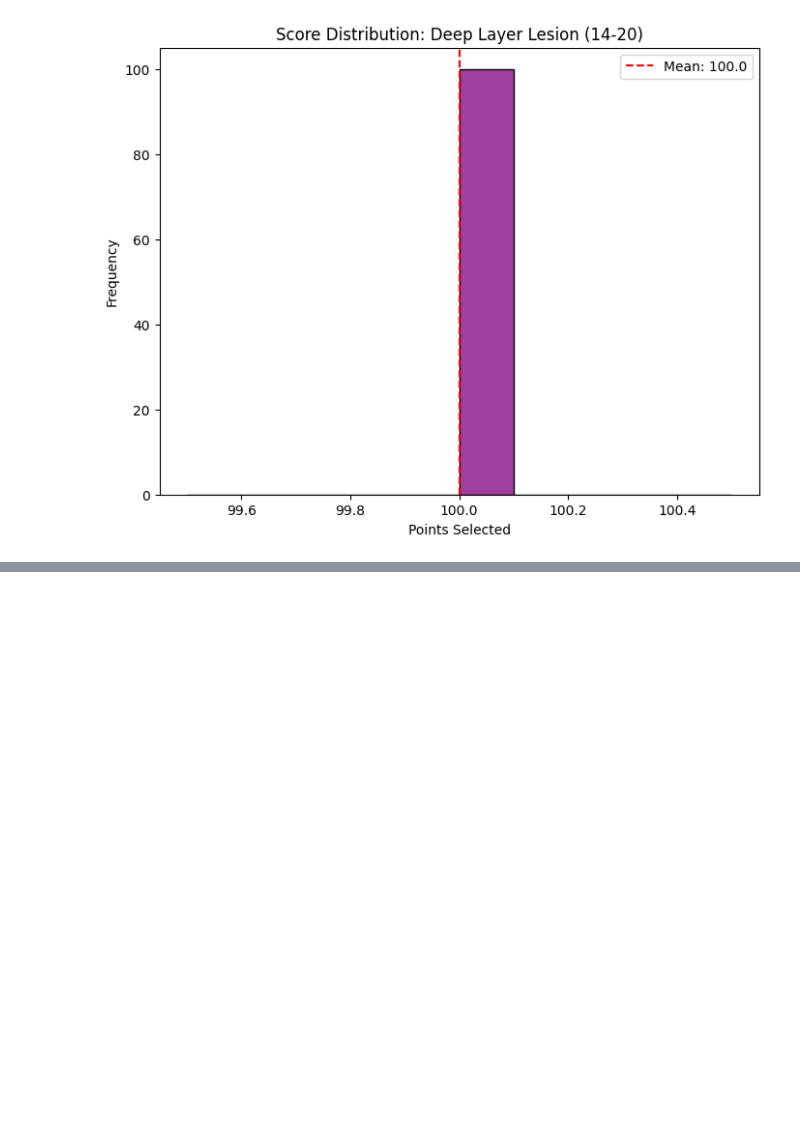
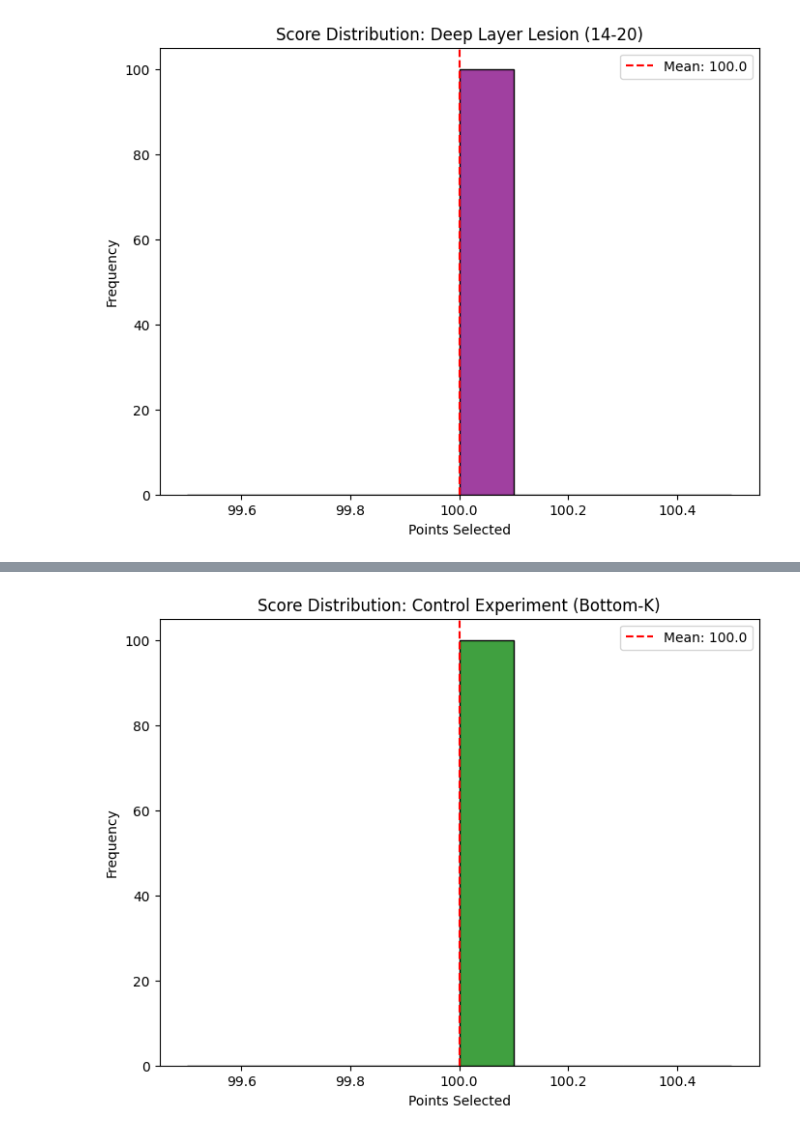
Before and after one commit to Precioux/Anhedonic-AI, a Jupyter notebook: phase2/Analysis_Phase2.ipynb, the cells around one changed output, grey strips where cells are left out. Saved outputs shown, nothing was run; the diff lists cells and outputs as text; code cells hidden in the pictures; blank space fills up the shorter version.

```diff
--- a/phase2/Analysis_Phase2.ipynb
+++ b/phase2/Analysis_Phase2.ipynb
@@ -774,0 +996,94 @@ if __name__ == "__main__":
+# %%
+import pandas as pd
+import matplotlib.pyplot as plt
+import seaborn as sns
+import re
+import os
+
+# --- Configuration ---
+FILE_NAME = "control_bottom_k_results.csv"
+OUTPUT_IMAGE = "control_experiment_distribution.png"
+
+def get_points(row):
+    text = str(row['Model_Response']).lower()
+    prompt = str(row['Full_Prompt']).lower()
+
+    # 1. Explicit Points
+    if "100 point" in text: return 100
+    if "50 point" in text: return 50
+    if "10 point" in text: return 10
+    if "1 point" in text: return 1
+
+    # 2. Option Selection
+    choice = None
+    if "option 1" in text or "question 1" in text: choice = "1"
+    elif "option 2" in text or "question 2" in text: choice = "2"
+
+    if choice:
+        for line in prompt.split('\n'):
+            if line.strip().startswith(f"{choice}.") and "point" in line:
+                match = re.search(r'\((\d+)\s*point', line)
+                if match: return int(match.group(1))
+    return None
+
+def analyze_choice_pattern(df):
+    opt1 = 0
+    opt2 = 0
+    for text in df['Model_Response']:
+        t = str(text).lower()
+        if "option 1" in t or "question 1" in t: opt1 += 1
+        elif "option 2" in t or "question 2" in t: opt2 += 1
+    return opt1, opt2
+
+def main():
+    print(f"--- Analyzing {FILE_NAME} ---")
+
+    if not os.path.exists(FILE_NAME):
+        print(f"Error: {FILE_NAME} not found.")
+        return
+
+    df = pd.read_csv(FILE_NAME)
+    df['Score'] = df.apply(get_points, axis=1)
+    df_clean = df.dropna(subset=['Score'])
+
+    parsed_count = len(df_clean)
+    total_count = len(df)
+
+    avg_score = df_clean['Score'].mean()
+    opt1, opt2 = analyze_choice_pattern(df)
+
+    print("\n" + "="*40)
+    print(f"CONTROL EXPERIMENT RESULTS (Bottom-K Lesion)")
+    print("="*40)
+    print(f"Total Rows:         {total_count}")
+    print(f"Parsed Rows:        {parsed_count}")
+    print(f"Average Score:      {avg_score:.2f}")
+    print(f"Option 1 Chosen:    {opt1} times")
+    print(f"Option 2 Chosen:    {opt2} times")
+    print("-" * 40)
+
+    # Scientific Conclusion for Thesis
+    if 80 <= avg_score <= 90:
+        print("CONCLUSION: VALIDATED! (Model behaves normally)")
+        print("The lesion of irrelevant neurons did NOT cause disinhibition.")
+        print("This confirms that our previous results were specific to the incentive circuit.")
+    elif avg_score > 95:
+        print("CONCLUSION: FAILED (Disinhibition observed everywhere)")
+        print("The model seems fragile to any lesion.")
+    else:
+        print(f"CONCLUSION: Unexpected shift (Score: {avg_score})")
+
+    # Plotting
+    plt.figure(figsize=(8, 6))
+    sns.histplot(df_clean['Score'], bins=10, kde=False, color='green')
+    plt.title("Score Distribution: Control Experiment (Bottom-K)")
+    plt.xlabel("Points Selected")
+    plt.ylabel("Frequency")
+    plt.axvline(avg_score, color='red', linestyle='--', label=f'Mean: {avg_score:.1f}')
+    plt.legend()
+    plt.savefig(OUTPUT_IMAGE)
+    print(f"\nChart saved as {OUTPUT_IMAGE}")
+
+if __name__ == "__main__":
+    main()
+# %% [output]
@@ -774,0 +1105 @@ if __name__ == "__main__":
+[figure, added]
```
Also changed, not shown: parts of 11 cells of this notebook, 12 other files.
